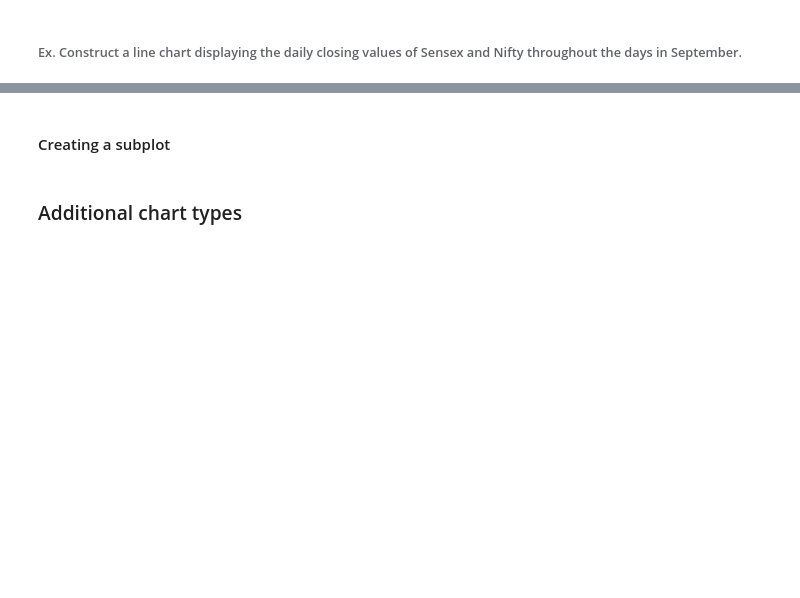
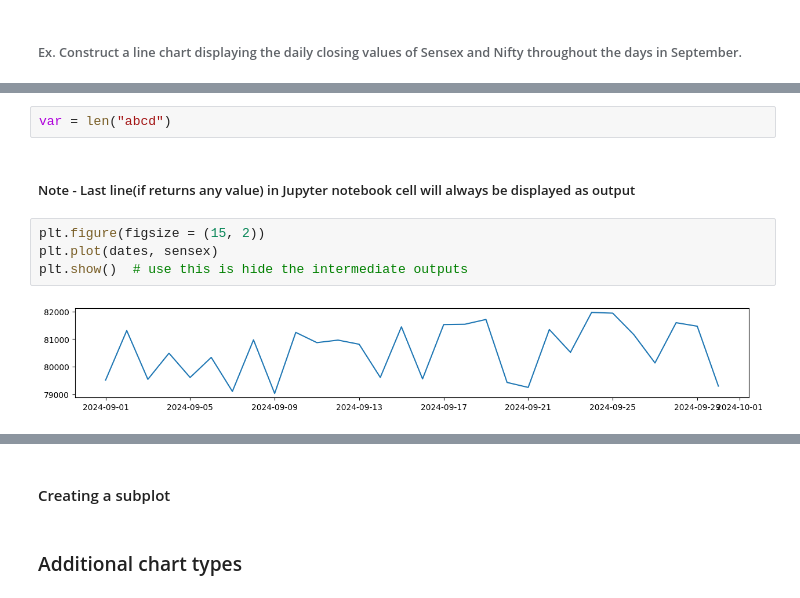
Before and after one commit to knowledge-corner/12_May_2025_Optum_Global, a Jupyter notebook: Classwork/Day - 1 classwork.ipynb, the cells around one changed output, grey strips where cells are left out. Cells and saved outputs as stored; diff of their text form; blank space fills up the shorter version.

```diff
--- a/Classwork/Day - 1 classwork.ipynb
+++ b/Classwork/Day - 1 classwork.ipynb
@@ -1528,0 +1552,10 @@ nifty = np.random.randint(23000, 25000, size = 30)
+# %%
+var = len("abcd")
+# %% [markdown]
+##### Note - Last line(if returns any value) in Jupyter notebook cell will always be displayed as output
+# %%
+plt.figure(figsize = (15, 2))
+plt.plot(dates, sensex)
+plt.show()  # use this is hide the intermediate outputs
+# %% [output]
+[figure, added]
```
Also changed, not shown: parts of 9 cells of this notebook.
